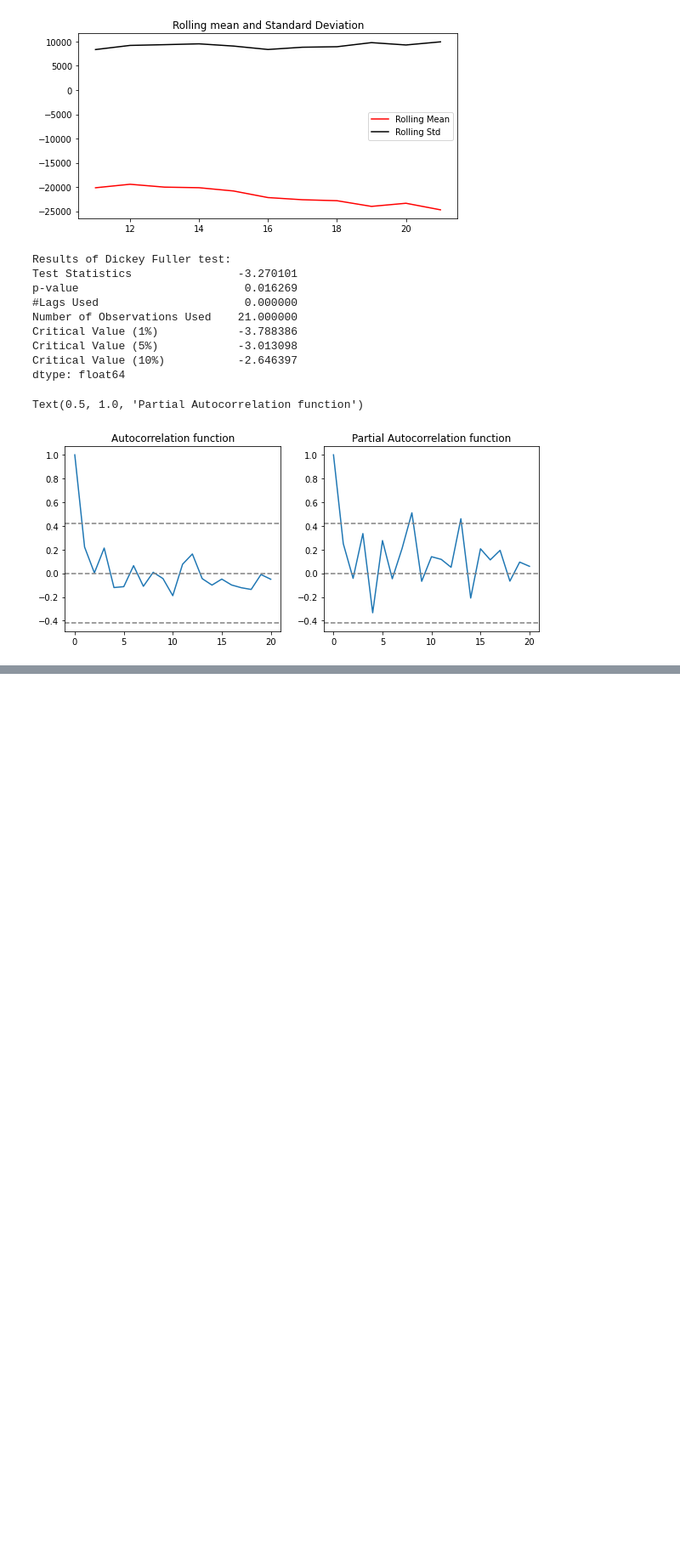
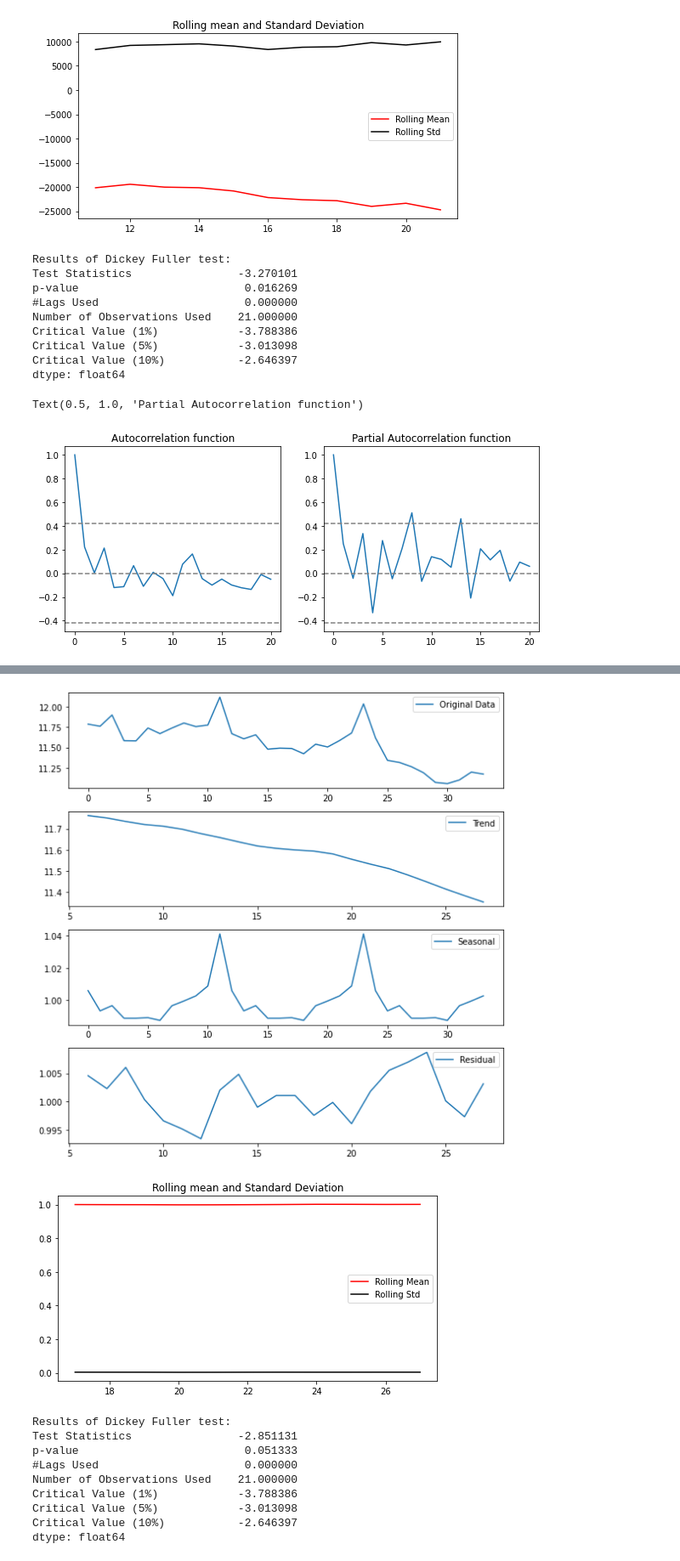
Before and after one commit to VallabhK/ExperimentsWithData, a Jupyter notebook: FutureSalesPrediction1CCompany.ipynb, the cells around one changed output, grey strips where cells are left out. Shown at 85% size. Saved outputs shown, nothing was run; the diff lists cells and outputs as text; code cells hidden in the pictures; blank space fills up the shorter version.

```diff
--- a/FutureSalesPrediction1CCompany.ipynb
+++ b/FutureSalesPrediction1CCompany.ipynb
@@ -535,0 +368,43 @@ plt.show(block =False)
+# %%
+from statsmodels.tsa.seasonal import seasonal_decompose
+
+decomposition = seasonal_decompose(TotalSales_logData, freq=12,
+                                   model="multiplicative")
+
+trend = decomposition.trend
+seasonal = decomposition.seasonal
+residual = decomposition.resid
+
+plt.figure(figsize=(8,8))
+plt.subplot(411)
+plt.plot(TotalSales_logData , label = 'Original Data')
+plt.legend(loc ='best')
+
+plt.subplot(412)
+plt.plot(trend , label = 'Trend')
+plt.legend(loc ='best')
+
+plt.subplot(413)
+plt.plot(seasonal , label = 'Seasonal')
+plt.legend(loc ='best')
+
+plt.subplot(414)
+plt.plot(residual , label = 'Residual')
+plt.legend(loc ='best')
+plt.tight_layout()
+
+decomposedLogData = Series(residual)
+decomposedLogData.dropna(inplace = True)
+testStationarity(decomposedLogData, 12)
+# %% [output]
+[figure, added]
+[figure, added]
+Results of Dickey Fuller test:
+Test Statistics                -2.851131
+p-value                         0.051333
+#Lags Used                      0.000000
+Number of Observations Used    21.000000
+Critical Value (1%)            -3.788386
+Critical Value (5%)            -3.013098
+Critical Value (10%)           -2.646397
+dtype: float64
```
Also changed, not shown: parts of 24 cells of this notebook.
